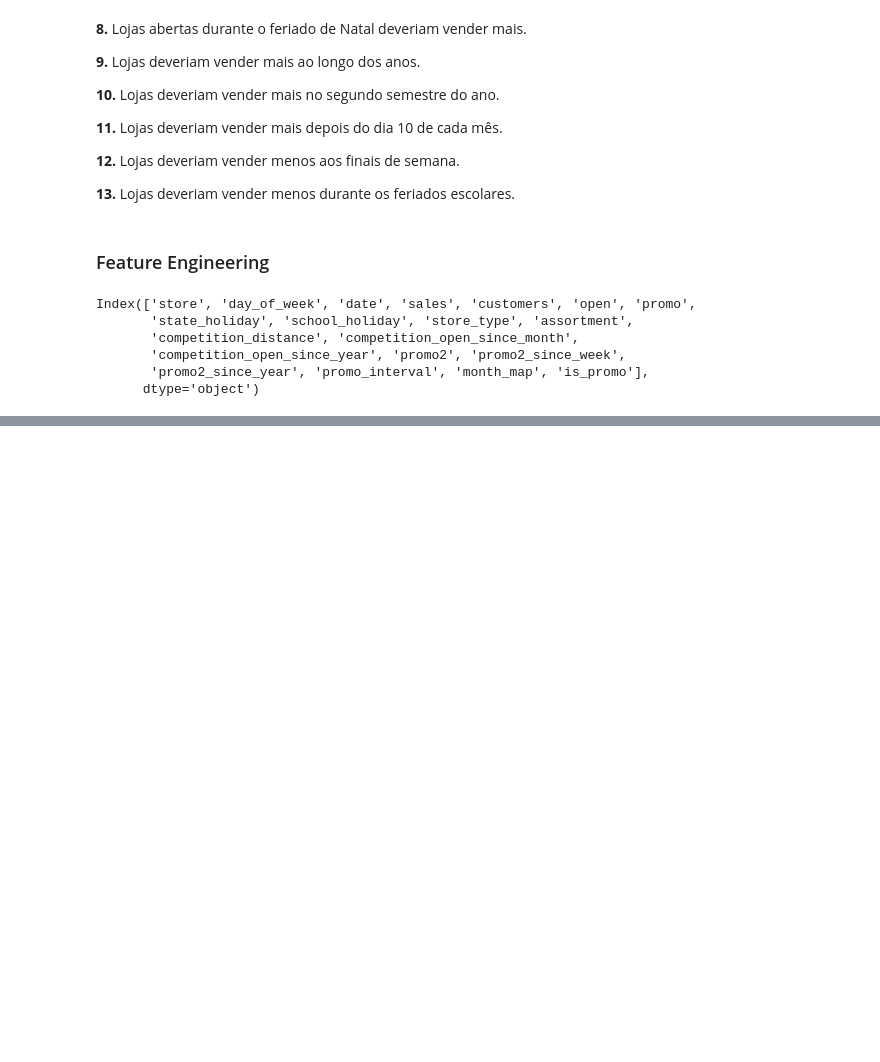
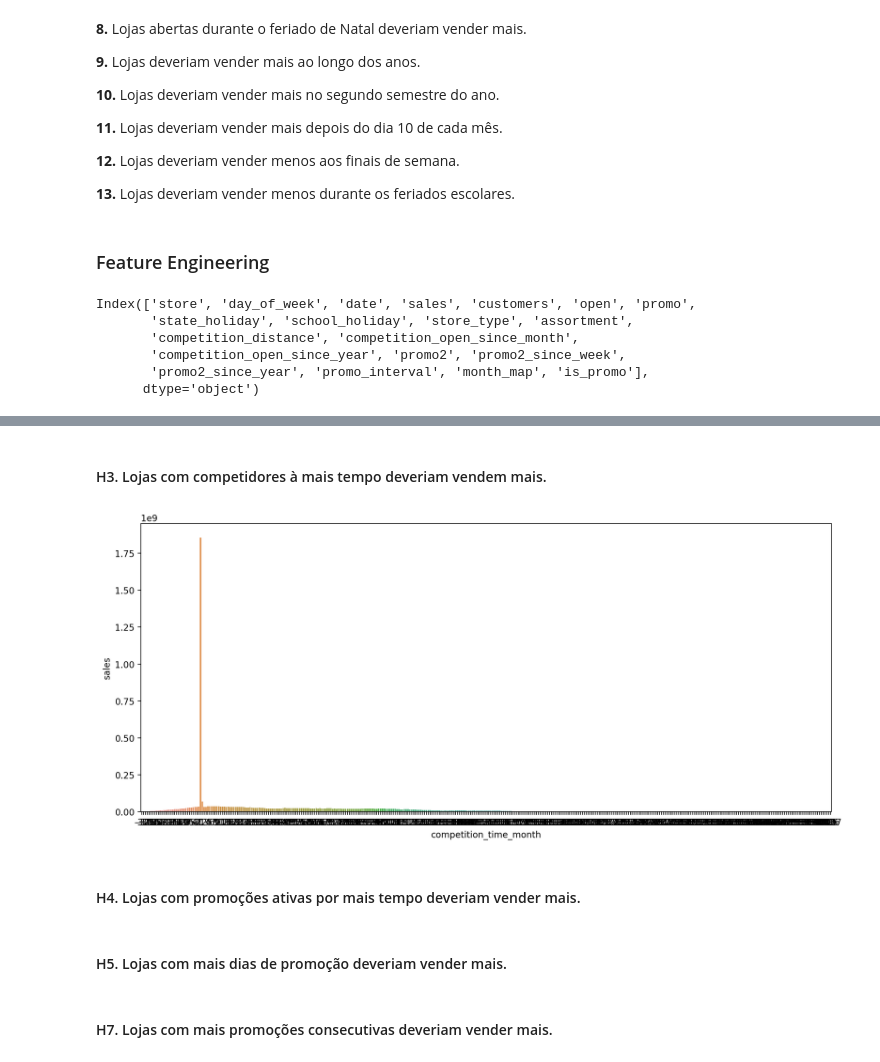
Before and after one commit to marxcerqueira/Data-Science-Projects, a Jupyter notebook: Kaggle-Rossman-Sales-Prediction/Rossman-Store-Sales-Prediction.ipynb, the cells around one changed output, grey strips where cells are left out. Saved outputs shown, nothing was run; the diff lists cells and outputs as text; code cells hidden in the pictures; blank space fills up the shorter version.

```diff
--- a/Kaggle-Rossman-Sales-Prediction/Rossman-Store-Sales-Prediction.ipynb
+++ b/Kaggle-Rossman-Sales-Prediction/Rossman-Store-Sales-Prediction.ipynb
@@ -639,0 +665,14 @@ sns.barplot(x = 'assortment', y = 'sales', data = aux1)
+# %% [markdown]
+#### H3. Lojas com competidores à mais tempo deveriam vendem mais.
+# %%
+aux1 = df4[['competition_time_month', 'sales']].groupby('competition_time_month').sum().reset_index()
+(aux1['competition_time_month'] < 120)
+sns.barplot(x= 'competition_time_month', y= 'sales', data= aux1);
+# %% [output]
+[figure, added]
+# %% [markdown]
+#### H4. Lojas com promoções ativas por mais tempo deveriam vender mais.
+# %% [markdown]
+#### H5. Lojas com mais dias de promoção deveriam vender mais.
+# %% [markdown]
+#### H7. Lojas com mais promoções consecutivas deveriam vender mais.
```
Also changed, not shown: parts of 45 cells of this notebook.
